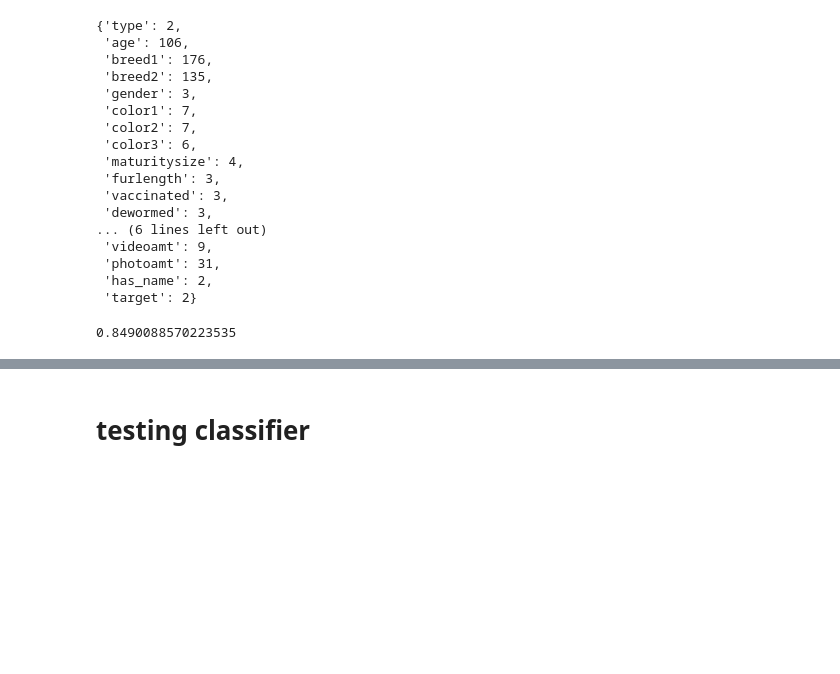
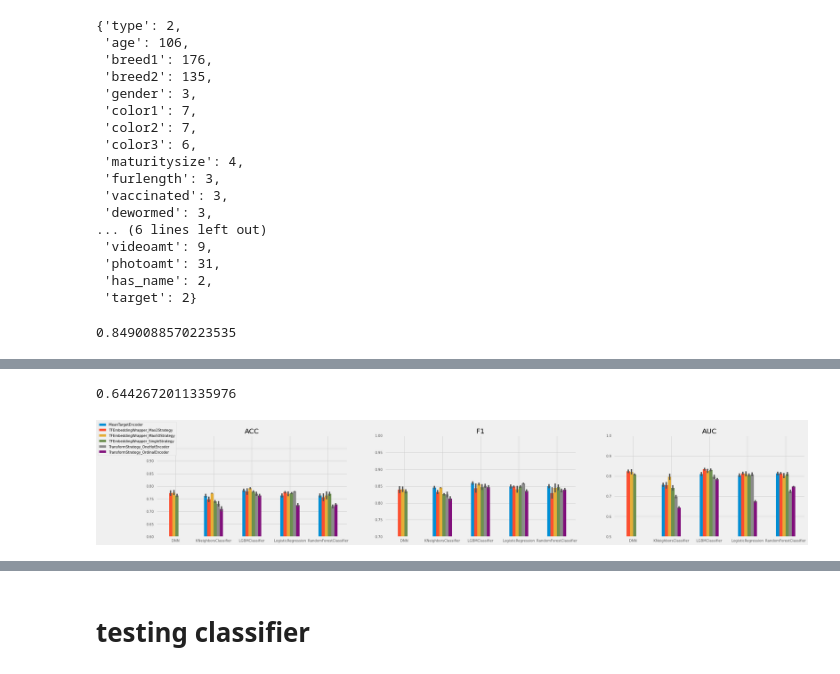
Before and after one commit to spayot/mte-plus, a Jupyter notebook: notebooks/tf_embeddings.ipynb, the cells around one changed output, grey strips where cells are left out. Saved outputs shown, nothing was run; the diff lists cells and outputs as text; code cells hidden in the pictures; blank space fills up the shorter version.

```diff
--- a/notebooks/tf_embeddings.ipynb
+++ b/notebooks/tf_embeddings.ipynb
@@ -83,0 +107,9 @@ f1_score(df_test.target, (pipe.predict(df_test) > .5))
+# %%
+metrics = ['acc', 'f1', 'auc']
+report[metrics].min().min()
+# %% [output]
+0.6442672011335976
+# %%
+fig = col.plot_model_encoder_pairs(reporter, figpath='../figures/petfinder.png')
+# %% [output]
+[figure, added]
```
Also changed, not shown: parts of 4 cells of this notebook, 14 other files.
